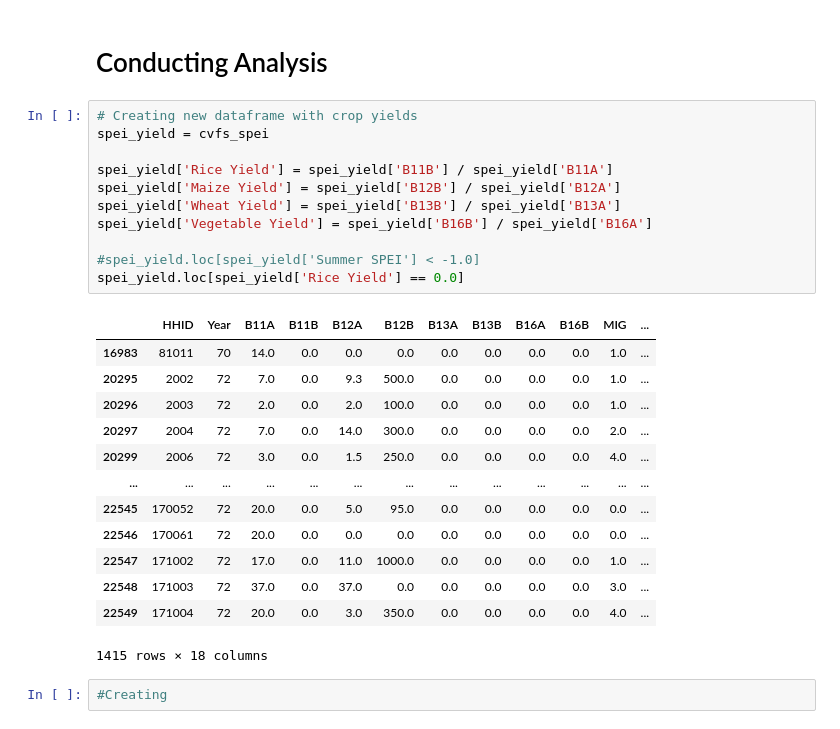
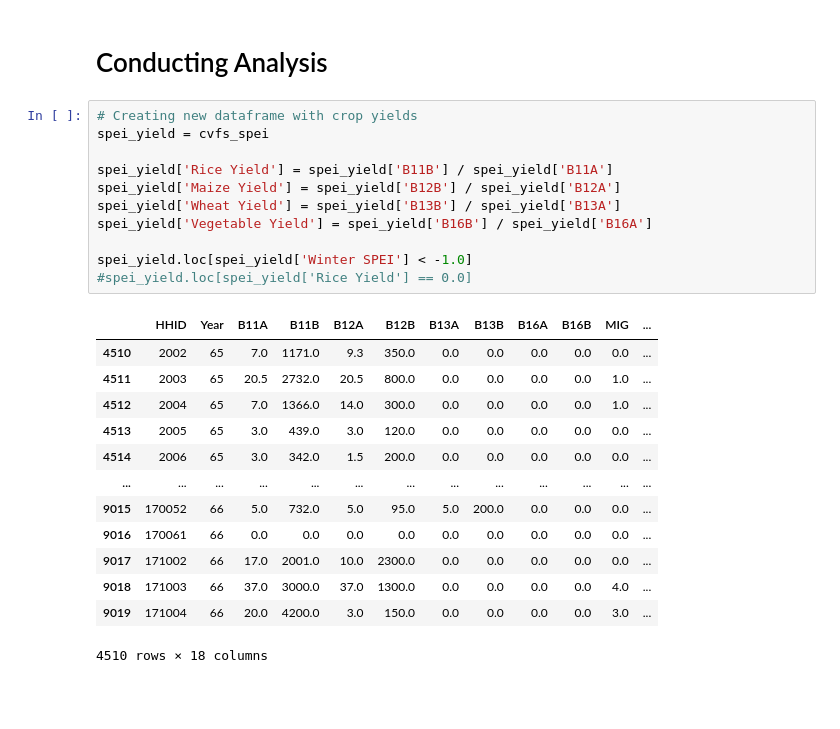
Before and after one commit to nchoquettelevy/NepalFarmerDataAnalysis, a Jupyter notebook: Drought_Impacts_Analysis.ipynb, the cells around one changed output. Cells and saved outputs as stored; diff of their text form; blank space fills up the shorter version.

```diff
--- a/Drought_Impacts_Analysis.ipynb
+++ b/Drought_Impacts_Analysis.ipynb
@@ -213,27 +215,25 @@ cvfs_spei.tail()
 # %%
 # Creating new dataframe with crop yields
 spei_yield = cvfs_spei
 
 spei_yield['Rice Yield'] = spei_yield['B11B'] / spei_yield['B11A']
 spei_yield['Maize Yield'] = spei_yield['B12B'] / spei_yield['B12A']
 spei_yield['Wheat Yield'] = spei_yield['B13B'] / spei_yield['B13A']
 spei_yield['Vegetable Yield'] = spei_yield['B16B'] / spei_yield['B16A']
 
-#spei_yield.loc[spei_yield['Summer SPEI'] < -1.0]
-spei_yield.loc[spei_yield['Rice Yield'] == 0.0]
+spei_yield.loc[spei_yield['Winter SPEI'] < -1.0]
+#spei_yield.loc[spei_yield['Rice Yield'] == 0.0]
 # %% [output]
 |  | HHID | Year | B11A | B11B | B12A | B12B | B13A | B13B | B16A | B16B | MIG | ... |
-| 16983 | 81011 | 70 | 14.0 | 0.0 | 0.0 | 0.0 | 0.0 | 0.0 | 0.0 | 0.0 | 1.0 | ... |
-| 20295 | 2002 | 72 | 7.0 | 0.0 | 9.3 | 500.0 | 0.0 | 0.0 | 0.0 | 0.0 | 1.0 | ... |
-| 20296 | 2003 | 72 | 2.0 | 0.0 | 2.0 | 100.0 | 0.0 | 0.0 | 0.0 | 0.0 | 1.0 | ... |
-| 20297 | 2004 | 72 | 7.0 | 0.0 | 14.0 | 300.0 | 0.0 | 0.0 | 0.0 | 0.0 | 2.0 | ... |
-| 20299 | 2006 | 72 | 3.0 | 0.0 | 1.5 | 250.0 | 0.0 | 0.0 | 0.0 | 0.0 | 4.0 | ... |
+| 4510 | 2002 | 65 | 7.0 | 1171.0 | 9.3 | 350.0 | 0.0 | 0.0 | 0.0 | 0.0 | 0.0 | ... |
+| 4511 | 2003 | 65 | 20.5 | 2732.0 | 20.5 | 800.0 | 0.0 | 0.0 | 0.0 | 0.0 | 1.0 | ... |
+| 4512 | 2004 | 65 | 7.0 | 1366.0 | 14.0 | 300.0 | 0.0 | 0.0 | 0.0 | 0.0 | 1.0 | ... |
+| 4513 | 2005 | 65 | 3.0 | 439.0 | 3.0 | 120.0 | 0.0 | 0.0 | 0.0 | 0.0 | 0.0 | ... |
+| 4514 | 2006 | 65 | 3.0 | 342.0 | 1.5 | 200.0 | 0.0 | 0.0 | 0.0 | 0.0 | 0.0 | ... |
 | ... | ... | ... | ... | ... | ... | ... | ... | ... | ... | ... | ... | ... |
-| 22545 | 170052 | 72 | 20.0 | 0.0 | 5.0 | 95.0 | 0.0 | 0.0 | 0.0 | 0.0 | 0.0 | ... |
-| 22546 | 170061 | 72 | 20.0 | 0.0 | 0.0 | 0.0 | 0.0 | 0.0 | 0.0 | 0.0 | 0.0 | ... |
-| 22547 | 171002 | 72 | 17.0 | 0.0 | 11.0 | 1000.0 | 0.0 | 0.0 | 0.0 | 0.0 | 1.0 | ... |
-| 22548 | 171003 | 72 | 37.0 | 0.0 | 37.0 | 0.0 | 0.0 | 0.0 | 0.0 | 0.0 | 3.0 | ... |
-| 22549 | 171004 | 72 | 20.0 | 0.0 | 3.0 | 350.0 | 0.0 | 0.0 | 0.0 | 0.0 | 4.0 | ... |
+| 9015 | 170052 | 66 | 5.0 | 732.0 | 5.0 | 95.0 | 5.0 | 200.0 | 0.0 | 0.0 | 0.0 | ... |
+| 9016 | 170061 | 66 | 0.0 | 0.0 | 0.0 | 0.0 | 0.0 | 0.0 | 0.0 | 0.0 | 0.0 | ... |
+| 9017 | 171002 | 66 | 17.0 | 2001.0 | 10.0 | 2300.0 | 0.0 | 0.0 | 0.0 | 0.0 | 0.0 | ... |
+| 9018 | 171003 | 66 | 37.0 | 3000.0 | 37.0 | 1300.0 | 0.0 | 0.0 | 0.0 | 0.0 | 4.0 | ... |
+| 9019 | 171004 | 66 | 20.0 | 4200.0 | 3.0 | 150.0 | 0.0 | 0.0 | 0.0 | 0.0 | 3.0 | ... |
-1415 rows × 18 columns
+4510 rows × 18 columns
-# %%
-#Creating
```
Also changed, not shown: parts of 9 cells of this notebook.
